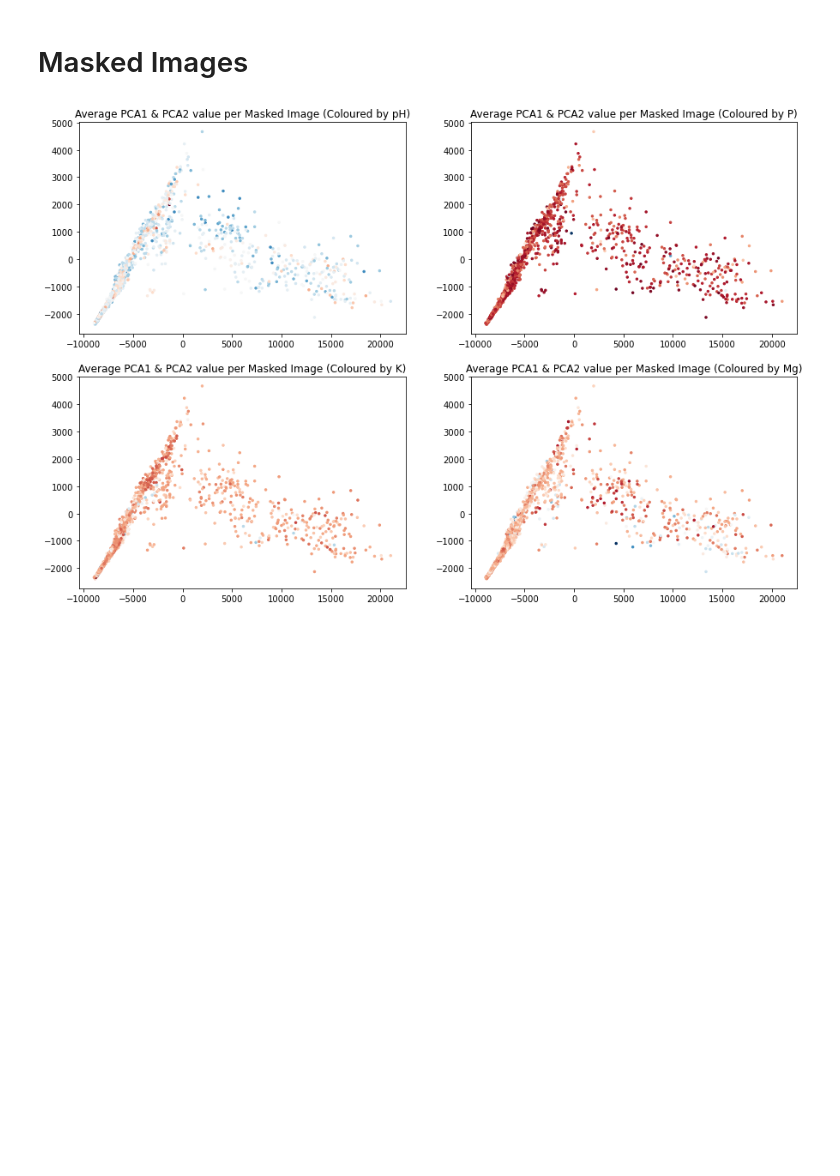
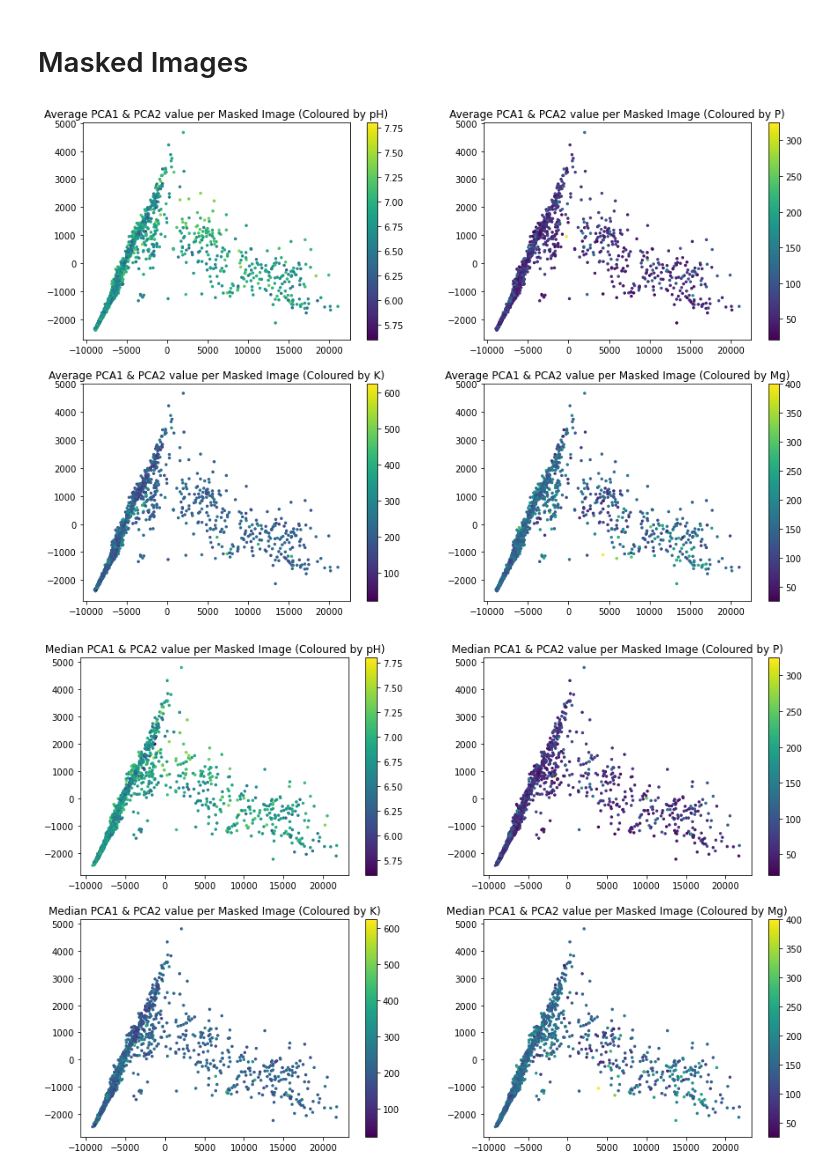
Before and after one commit to oakleighw/remote_sensing_hyperspectral_soil, a Jupyter notebook: PCA_Visuals.ipynb, the cells around one changed output. Drawn from its saved outputs; the diff is of its cells as text; code cells hidden in the pictures; blank space fills up the shorter version.

```diff
--- a/PCA_Visuals.ipynb
+++ b/PCA_Visuals.ipynb
@@ -161,12 +169,28 @@ for i in range(0, len(depVars)):
 # %% [markdown]
 # Masked Images
+# %%
+maAvgPCA1, maAvgPCA2 = centralPCAs(mRx_df,maskedIndexing)
 # %%
-maAvgPCA1, maAvgPCA2 = avPCAs(mRx_df,maskedIndexing)
-
+#plot average PCA value(s) for each image
 plt.figure(figsize=(15, 10))
 for i in range(0, len(depVars)):
     plt.subplot(2, 2, i+1)
-    plt.scatter(maAvgPCA1, maAvgPCA2, s = 6, c=gt_df[depVars[i]], cmap='RdBu')
+    plt.scatter(maAvgPCA1, maAvgPCA2, s = 6, c=gt_df[depVars[i]], cmap='viridis')
     plt.title(f"Average PCA1 & PCA2 value per Masked Image (Coloured by {depVars[i]})")
+    plt.colorbar()
+
+    #histogram of ground truth values (dataset notebook, np.hist)
 # %% [output]
-[figure, old version]
+[figure, new version]
+# %%
+medAvgPCA1, medAvgPCA2 = centralPCAs(mRx_df,maskedIndexing,'median')
+# %%
+#plot median PCA value(s) for each image
+plt.figure(figsize=(15, 10))
+for i in range(0, len(depVars)):
+    plt.subplot(2, 2, i+1)
+    plt.scatter(medAvgPCA1, medAvgPCA2, s = 6, c=gt_df[depVars[i]], cmap='viridis')
+    plt.title(f"Median PCA1 & PCA2 value per Masked Image (Coloured by {depVars[i]})")
+    plt.colorbar()
+# %% [output]
+[figure, added]
```
Also changed, not shown: parts of 11 cells of this notebook, 1 other file.
